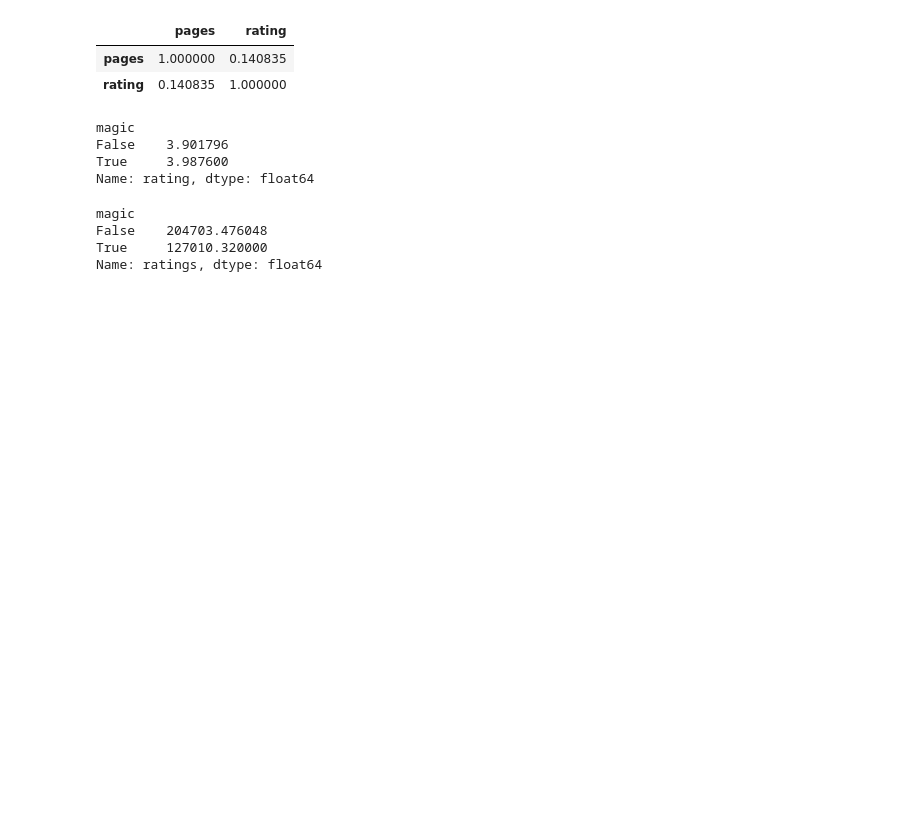
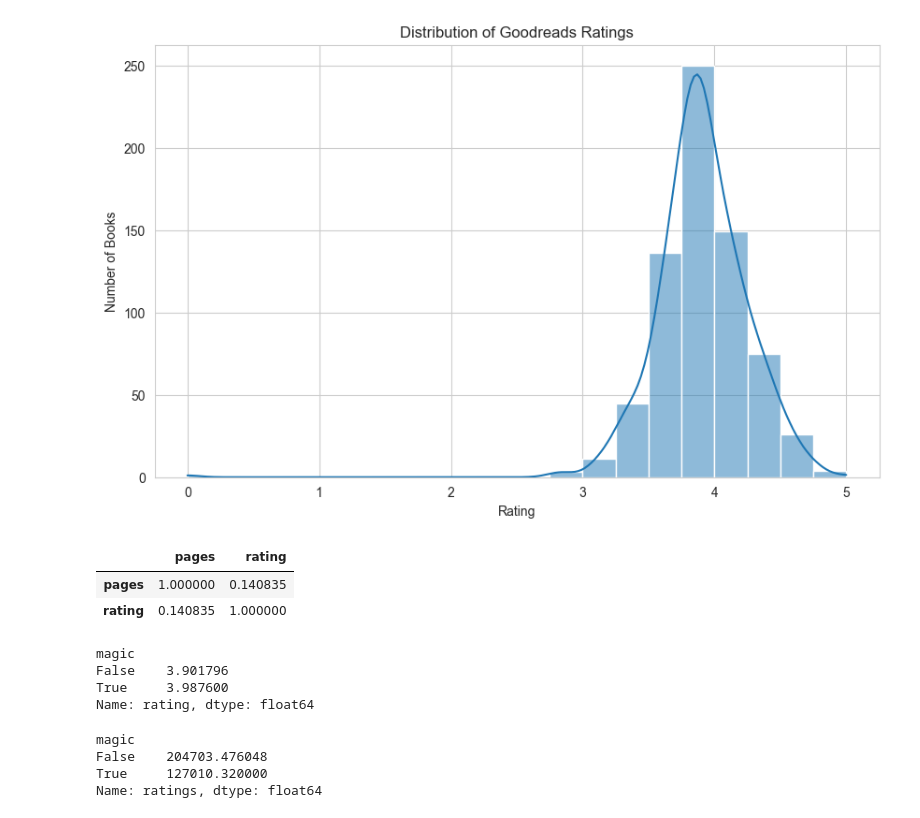
Before and after one commit to ullasunangell/What-Drives-Book-Popularity-Goodreads-Data-Analysis, a Jupyter notebook: notebook/book_tropes_analysis.ipynb, the cells around one changed output. Saved outputs shown, nothing was run; the diff lists cells and outputs as text; code cells hidden in the pictures; blank space fills up the shorter version.

Commit message:
book trope analysis project

```diff
--- a/notebook/book_tropes_analysis.ipynb
+++ b/notebook/book_tropes_analysis.ipynb
@@ -92,2 +81,16 @@ df.sort_values(by="ratings", ascending=False).head(10)
+# %%
+sns.histplot(df["rating"], bins=20, kde=True)
+
+plt.title("Distribution of Goodreads Ratings")
+plt.xlabel("Rating")
+plt.ylabel("Number of Books")
+
+plt.show()
+
+# Reader ratings show a strong concentration between 3.5 and 4.3.
+# Very few books receive ratings below 3.0.
+# This pattern reflects typical behaviour on Goodreads where ratings are generally positive.
+# %% [output]
+[figure, added]
 # %%
 df[['pages','rating']].corr()
```
Also changed, not shown: parts of 23 cells of this notebook, 1 other file.
